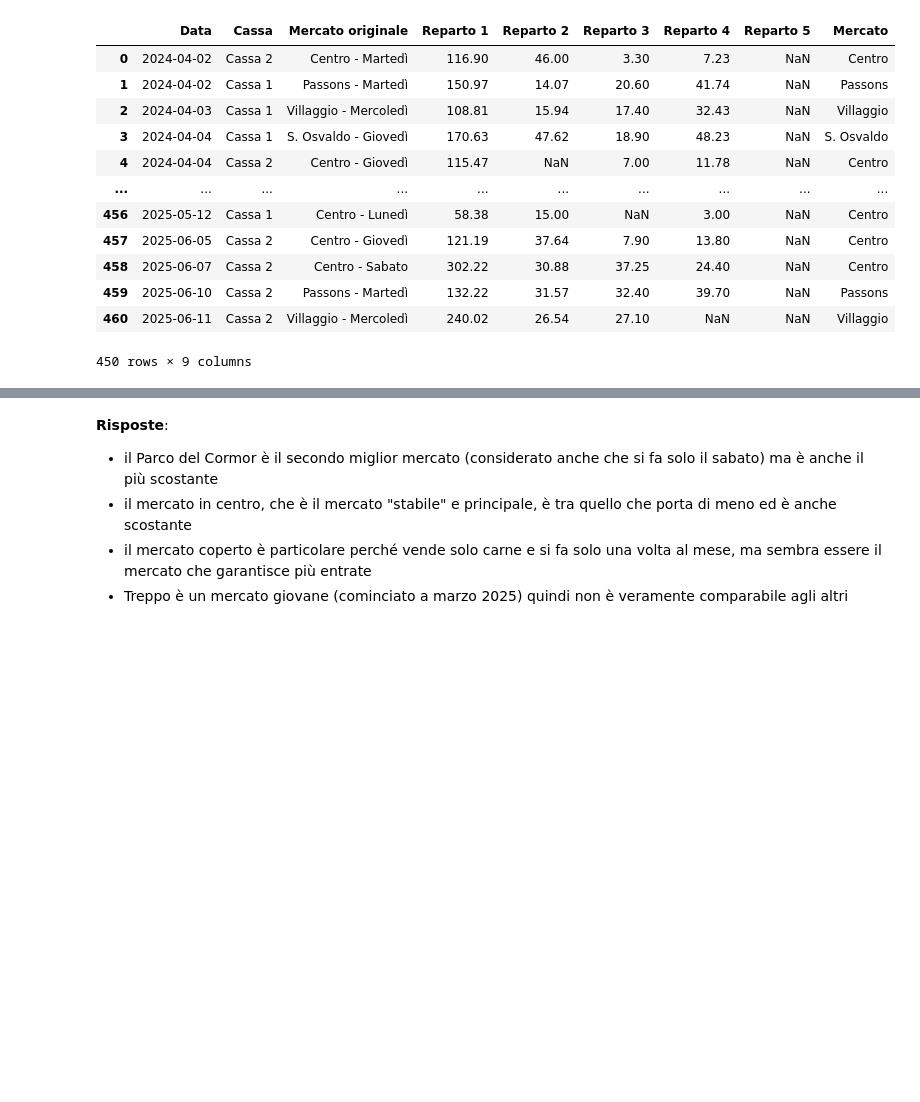
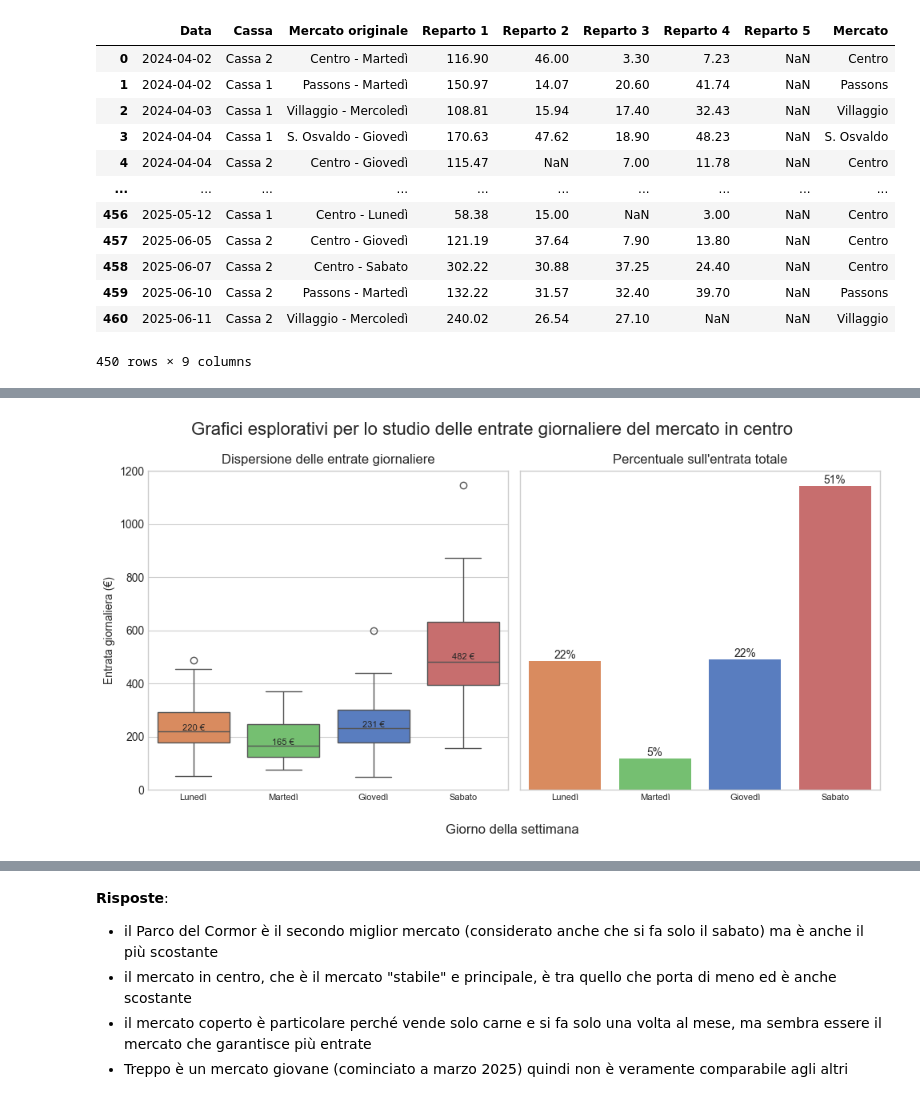
Before and after one commit to panda-with-issues/Fond-Scienze-dei-Dati-progetto, a Jupyter notebook: analisi_corrispettivi_la_di_cjastelan.ipynb, the cells around one changed output, grey strips where cells are left out. Cells and saved outputs as stored; diff of their text form; code cells hidden in the pictures; blank space fills up the shorter version.

```diff
--- a/analisi_corrispettivi_la_di_cjastelan.ipynb
+++ b/analisi_corrispettivi_la_di_cjastelan.ipynb
@@ -1766,0 +1771,10 @@ plt.show()
+# %%
+mercati_centro = mercati_df[ mercati_df['Mercato'] == 'Centro'].copy()
+mercati_centro_sintesi = mercati_centro.groupby('Mercato originale')['Totale'].describe()
+print('Indici sintetici dei mercati del centro:')
+display(mercati_centro_sintesi)
+
+mercati_centro_tot = mercati_centro.groupby('Mercato originale').sum(numeric_only=True)
+mercati_centro_tot['Totale %'] = mercati_centro_tot['Totale'] / mercati_centro_tot['Totale'].sum() * 100
+print('Tavola riassuntiva dei totali dei mercati in centro:')
+mercati_centro_tot
@@ -1766,0 +1796,51 @@ plt.show()
+# %%
+centro_palette = { mercato: colore for mercato, colore in zip(mercati_centro_sintesi.index, sns.color_palette('muted', len(mercati_centro_sintesi.index))) }
+centro_order = ['Centro - Lunedì', 'Centro - Martedì', 'Centro - Giovedì', 'Centro - Sabato']
+
+fig, axes = plt.subplots(1, 2, figsize=(10, 5))
+fig.suptitle('Grafici esplorativi per lo studio delle entrate giornaliere del mercato in centro', fontsize=16)
+
+# boxplot
+ax_box = axes[0]
+sns.boxplot(mercati_centro, x='Mercato originale', y='Totale', hue='Mercato originale', order=centro_order, palette=centro_palette, ax=ax_box)
+ax_box.set_title('Dispersione delle entrate giornaliere')
+ax_box.set_ylabel('Entrata giornaliera (€)')
+ax_box.set_ylim(0, None)
+
+medians = mercati_centro_sintesi['50%']
+vertical_offset = medians * 0.02
+xtick_labels = [tick.get_text() for tick in ax_box.get_xticklabels()]
+
+for i, label in enumerate(xtick_labels):
+    ax_box.text(i, medians[label] + vertical_offset[label], f'{medians[label]:.0f} €', ha='center', fontsize=8)
+
+# percentuali totali
+ax_tot = axes[1]
+sns.barplot(mercati_centro_tot, x='Mercato originale', hue='Mercato originale', y='Totale %', palette=centro_palette, order=centro_order, ax=ax_tot)
+ax_tot.set_title('Percentuale sull\'entrata totale')
+
+# annoto le percentuali
+bars = ax_tot.containers
+labels = [f'{val:.0f}%' for val in mercati_centro_tot['Totale %']]
+for container, label in zip(bars, labels):
+    ax_tot.bar_label(container, labels=[label])
+
+ax_tot.set_ylabel('')
+ax_tot.grid(False)
+ax_tot.tick_params(axis='y', labelleft=False)
+
+# impostazioni comuni
+for ax in axes:
+    ax.tick_params(axis='x', labelsize=8)
+
+# impostazioni comuni a entrambi i grafici
+for ax in axes:
+    ax.set_xticklabels([ f"{tick.get_text().split(' ')[-1]}" for tick in ax.get_xticklabels() ])
+    ax.set_xlabel('')
+    #ax.tick_params(axis='x', labelsize=10)
+fig.text(0.525, -0.05, 'Giorno della settimana', ha='center', fontsize=12)
+
+plt.tight_layout()
+plt.show()
+# %% [output]
+[figure, added]
```
Also changed, not shown: parts of 11 cells of this notebook, 1 other file.
